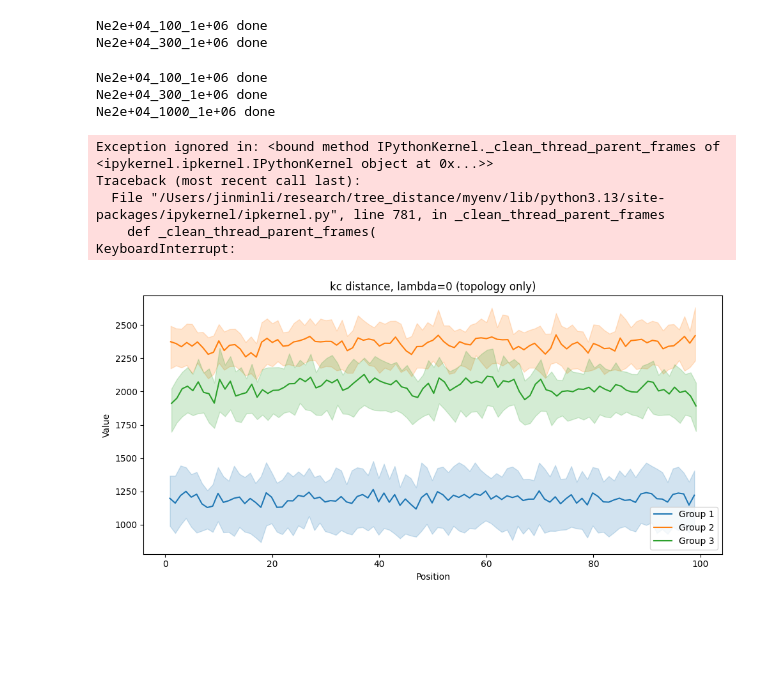
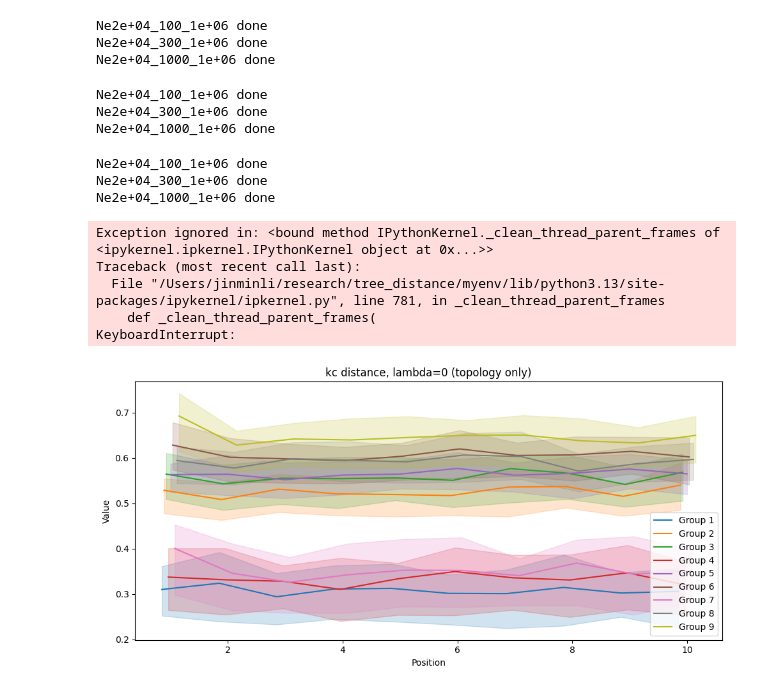
Before and after one commit to jinmin-19/tree_distance, a Jupyter notebook: scr/distance.ipynb, the cells around one changed output. Cells and saved outputs as stored; diff of their text form; code cells hidden in the pictures; blank space fills up the shorter version.

```diff
--- a/scr/distance.ipynb
+++ b/scr/distance.ipynb
@@ -143,11 +167,11 @@ def plot_group_quantiles(groups, pos=None, labels=None, colors=None,
         plt.plot(pos + off, m, color=c, label=label)
         plt.fill_between(pos + off, lo, hi, color=c, alpha=0.2)
 
-    plt.xlabel('Position')
-    plt.ylabel('Value')
+    plt.xlabel('Position',fontsize=16)
+    plt.ylabel('Distance',fontsize=16)
     if title:
-        plt.title(title)
-    plt.legend()
+        plt.title(title,fontsize=16)
+    plt.legend(fontsize=16)
     plt.tight_layout()
     plt.show()
 # %%
@@ -169,15 +193,16 @@ name="Ne2e+04_1000_1e+06"
 names=["Ne2e+04_100_1e+06","Ne2e+04_300_1e+06","Ne2e+04_1000_1e+06","Ne2e+04_3000_1e+06","ooa_300_1e+06","ooa_3000_1e+06"]
 small_names=["Ne2e+04_100_1e+06","Ne2e+04_300_1e+06","Ne2e+04_1000_1e+06"]
 # %%
-def get_within_between(name,pos=[i for i in range(int(1e4),int(1e6),int(1e4))],func=kc_dist_ts,lam=0,scale=True):
-    #compute kc_distance between inferred and true
+def get_within_between(name,pos=[i for i in range(int(1e4),int(1e6),int(1e4))],func=kc_dist_ts,lam=0,scale=True,split_polytomy=True):
+    #compute distance between inferred and true
     within_dis=[]
     for i in range(100):
         inferred=tskit.load(f"{HEAD}{name}/{i}/{name}_{i}-inferred.tsdate.trees")
         true=tskit.load(f"{HEAD}{name}/{i}/{name}_{i}.trees")
-        within_dis.append(func(true,inferred,pos,pos,lam,scale=scale))
+        within_dis.append(func(true,inferred,pos,pos,lam,scale=scale,split_polytomy=split_polytomy))
         #print(i,"done")
 
+    #compute distance between randoms
     between_dis1=[]
     between_dis2=[]
     last_inferred=tskit.load(f"{HEAD}{name}/{99}/{name}_{99}-inferred.tsdate.trees")
@@ -185,22 +210,23 @@ def get_within_between(name,pos=[i for i in range(int(1e4),int(1e6),int(1e4))],f
     for i in range(100):
         inferred=tskit.load(f"{HEAD}{name}/{i}/{name}_{i}-inferred.tsdate.trees")
         true=tskit.load(f"{HEAD}{name}/{i}/{name}_{i}.trees")
-        between_dis1.append(func(true,last_true,pos,pos,lam,scale=scale))
-        between_dis2.append(func(inferred,last_inferred,pos,pos,lam,scale=scale))
+        between_dis1.append(func(true,last_true,pos,pos,lam,scale=scale,split_polytomy=split_polytomy))
+        between_dis2.append(func(true,last_inferred,pos,pos,lam,scale=scale,split_polytomy=split_polytomy))
         last_inferred=inferred
         last_true=true
         #print(i,"done")
     return [within_dis,between_dis1,between_dis2]
 # %%
-pos=[i for i in range(int(1e4),int(1e6),int(1e4))]
+pos=[i for i in range(int(1e4),int(1e6),int(1e5))]
 # %%
 all_kc_0_groups=[]
 for name in small_names:
-    all_kc_0_groups.append(get_within_between(name,scale=True))
+    all_kc_0_groups.append(get_within_between(name,pos=pos,scale=True))
     print(name,"done")
 # %% [output]
 Ne2e+04_100_1e+06 done
 Ne2e+04_300_1e+06 done
+Ne2e+04_1000_1e+06 done
 # %%
 all_kc_1_groups=[]
 for name in small_names:
@@ -210,6 +236,15 @@ for name in small_names:
 Ne2e+04_100_1e+06 done
 Ne2e+04_300_1e+06 done
 Ne2e+04_1000_1e+06 done
+# %%
+all_rf_groups=[]
+for name in small_names:
+    all_rf_groups.append(get_within_between(name,pos=pos,func=rf_dist_ts,scale=True))
+    print(name,"done")
+# %% [output]
+Ne2e+04_100_1e+06 done
+Ne2e+04_300_1e+06 done
+Ne2e+04_1000_1e+06 done
 # %%
 # all_spr_groups=[]
 # for name in small_names:
@@ -222,9 +257,9 @@ Traceback (most recent call last):
     def _clean_thread_parent_frames(
 KeyboardInterrupt:
 # %%
-plot_group_quantiles(all_kc_0_groups[2],title="kc distance, lambda=0 (topology only)")
+plot_group_quantiles(all_kc_0_groups[0]+all_kc_0_groups[1]+all_kc_0_groups[2],title="kc distance, lambda=0 (topology only)")
 # %% [output]
-[figure, old version]
+[figure, new version]
 # %%
 plot_group_quantiles(all_kc_1_groups[2],title="kc distance, lambda=1 (time only)")
 # %% [output]
```
Also changed, not shown: parts of 6 cells of this notebook, 10 other files.
